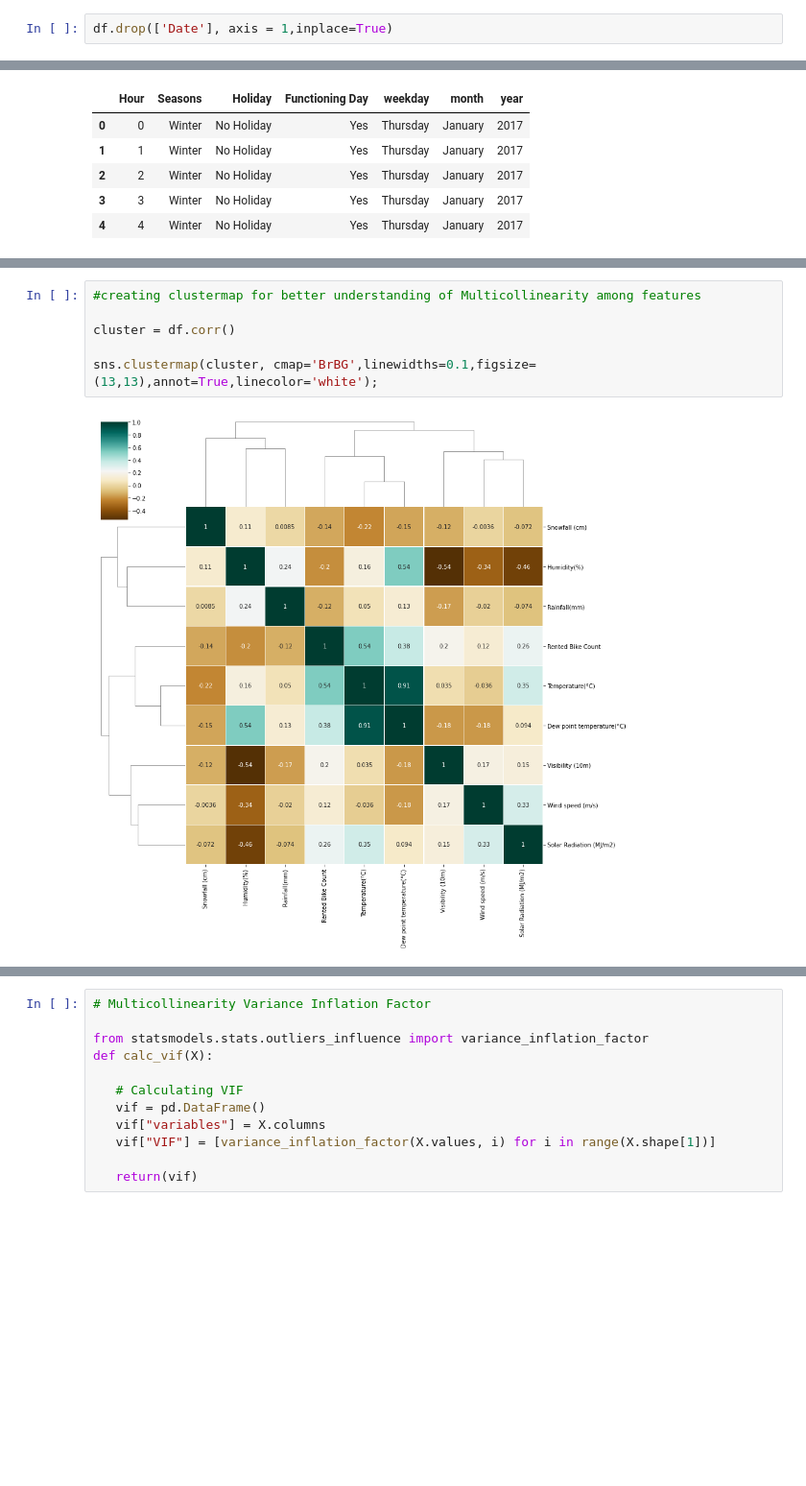
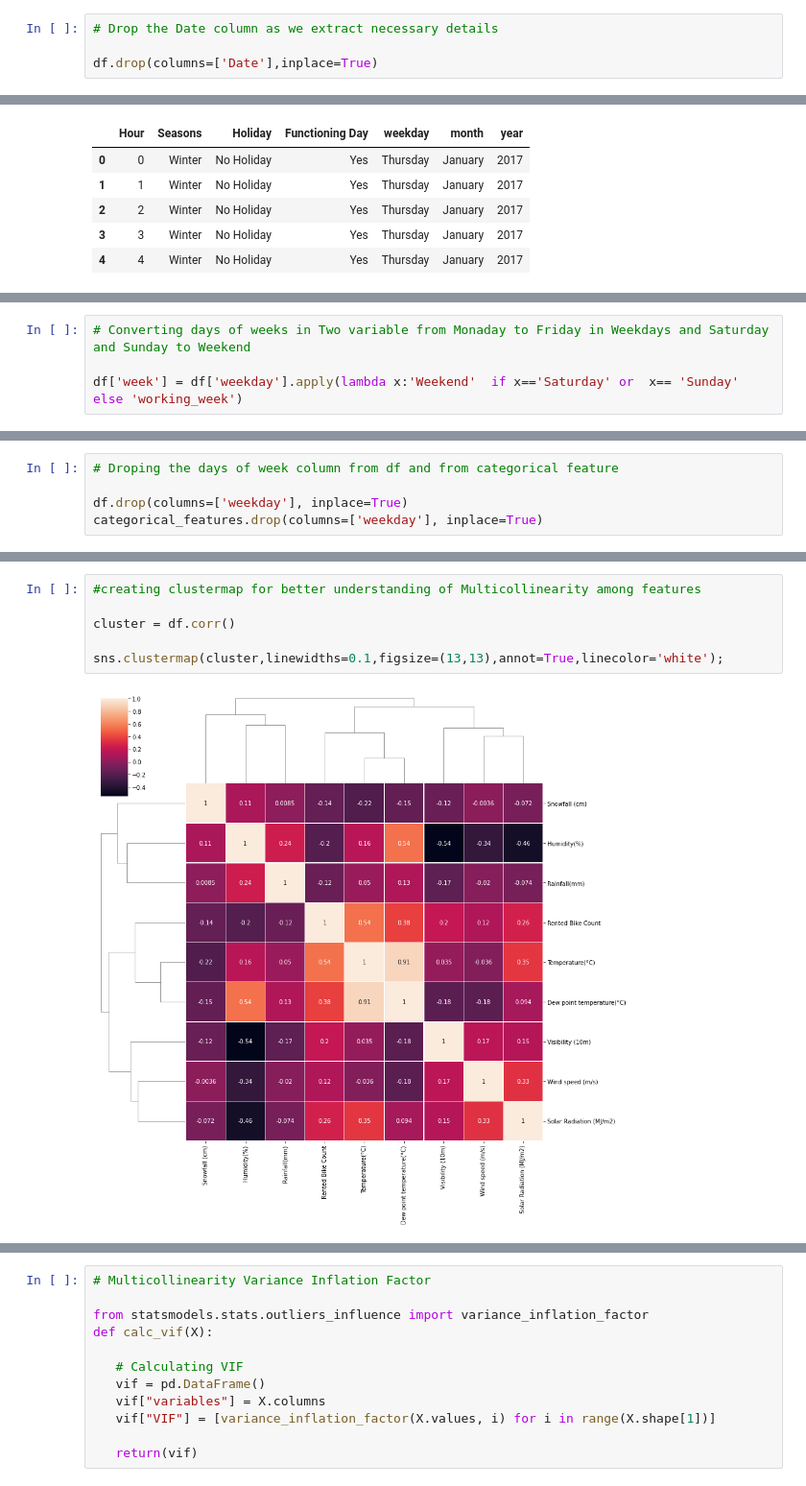
Before and after one commit to techsidh/seoul-bike-sharing-demand-prediction, a Jupyter notebook: Seoul_Bike_Sharing_Demand_Prediction.ipynb, the cells around one changed output, grey strips where cells are left out. Shown at 96% size. Drawn from its saved outputs; the diff is of its cells as text; blank space fills up the shorter version.

```diff
--- a/Seoul_Bike_Sharing_Demand_Prediction.ipynb
+++ b/Seoul_Bike_Sharing_Demand_Prediction.ipynb
@@ -188,8 +150,10 @@ df['Date']=pd.to_datetime(df['Date'])
 df['weekday'] = df['Date'].dt.day_name()                           # extract week name from Date column
 df['month'] = df['Date'].dt.month_name()                           # extract month name from Date column
 df['year'] = df['Date'].map(lambda x: x.year).astype("object")     # extract year from Date column and convert it in object type
-# %%
-df.drop(['Date'], axis = 1,inplace=True)
+# %%
+# Drop the Date column as we extract necessary details
+
+df.drop(columns=['Date'],inplace=True)
 # %%
 # Convert Hour column integer to Categorical
 
@@ -325,0 +279,4 @@ sns.boxplot(numeric_features['Dew point temperature(°C)'])
+# %%
+# Converting days of weeks in Two variable from Monaday to Friday in Weekdays and Saturday and Sunday to Weekend
+
+df['week'] = df['weekday'].apply(lambda x:'Weekend'  if x=='Saturday' or  x== 'Sunday' else 'working_week')
@@ -325,0 +298,5 @@ sns.boxplot(numeric_features['Dew point temperature(°C)'])
+# %%
+# Droping the days of week column from df and from categorical feature
+
+df.drop(columns=['weekday'], inplace=True)
+categorical_features.drop(columns=['weekday'], inplace=True)
@@ -326,8 +369,8 @@ sns.boxplot(numeric_features['Dew point temperature(°C)'])
 # %%
 #creating clustermap for better understanding of Multicollinearity among features
 
 cluster = df.corr()
 
-sns.clustermap(cluster, cmap='BrBG',linewidths=0.1,figsize=(13,13),annot=True,linecolor='white');
+sns.clustermap(cluster,linewidths=0.1,figsize=(13,13),annot=True,linecolor='white');
 # %% [output]
-[figure, old version]
+[figure, new version]
```
Also changed, not shown: parts of 41 cells of this notebook.
